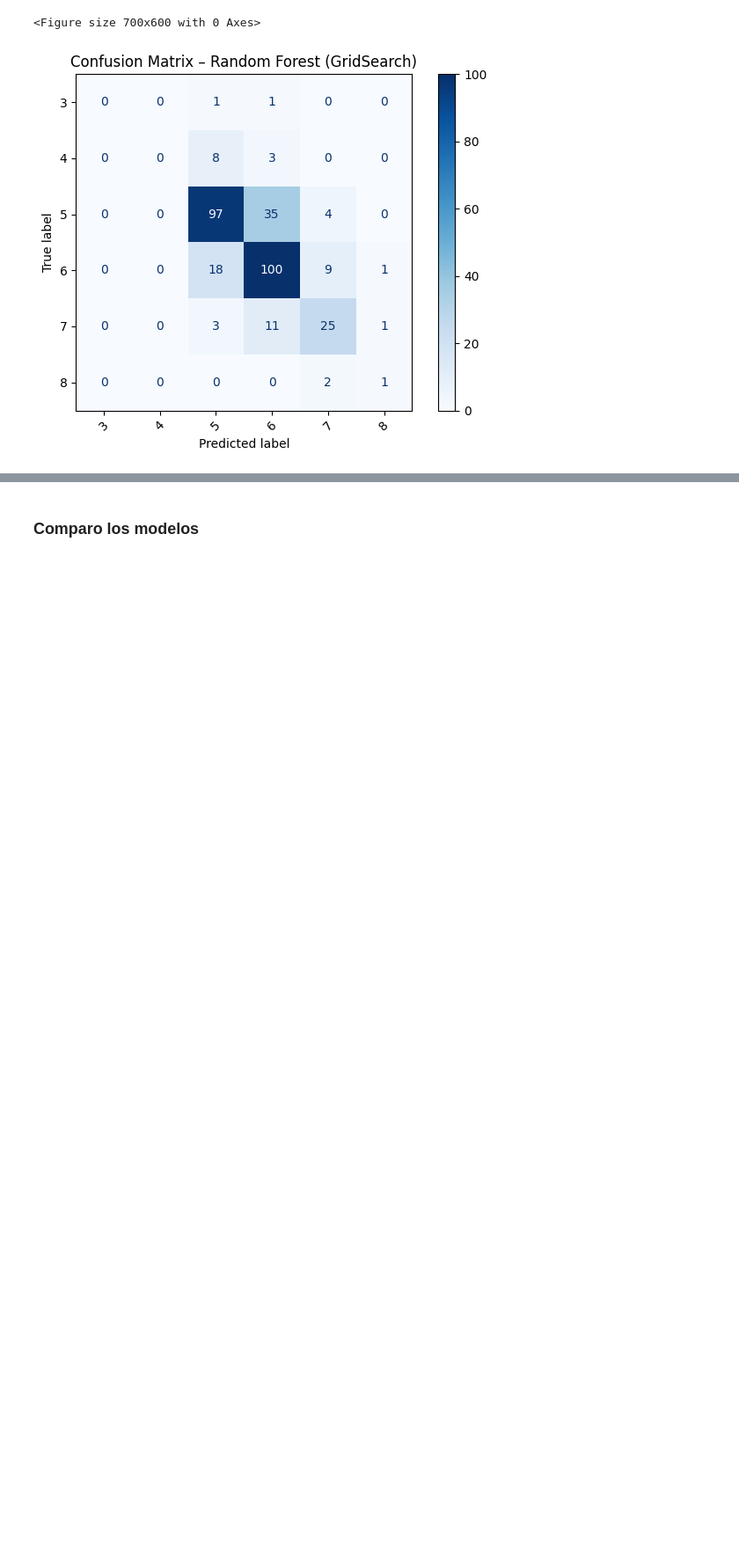
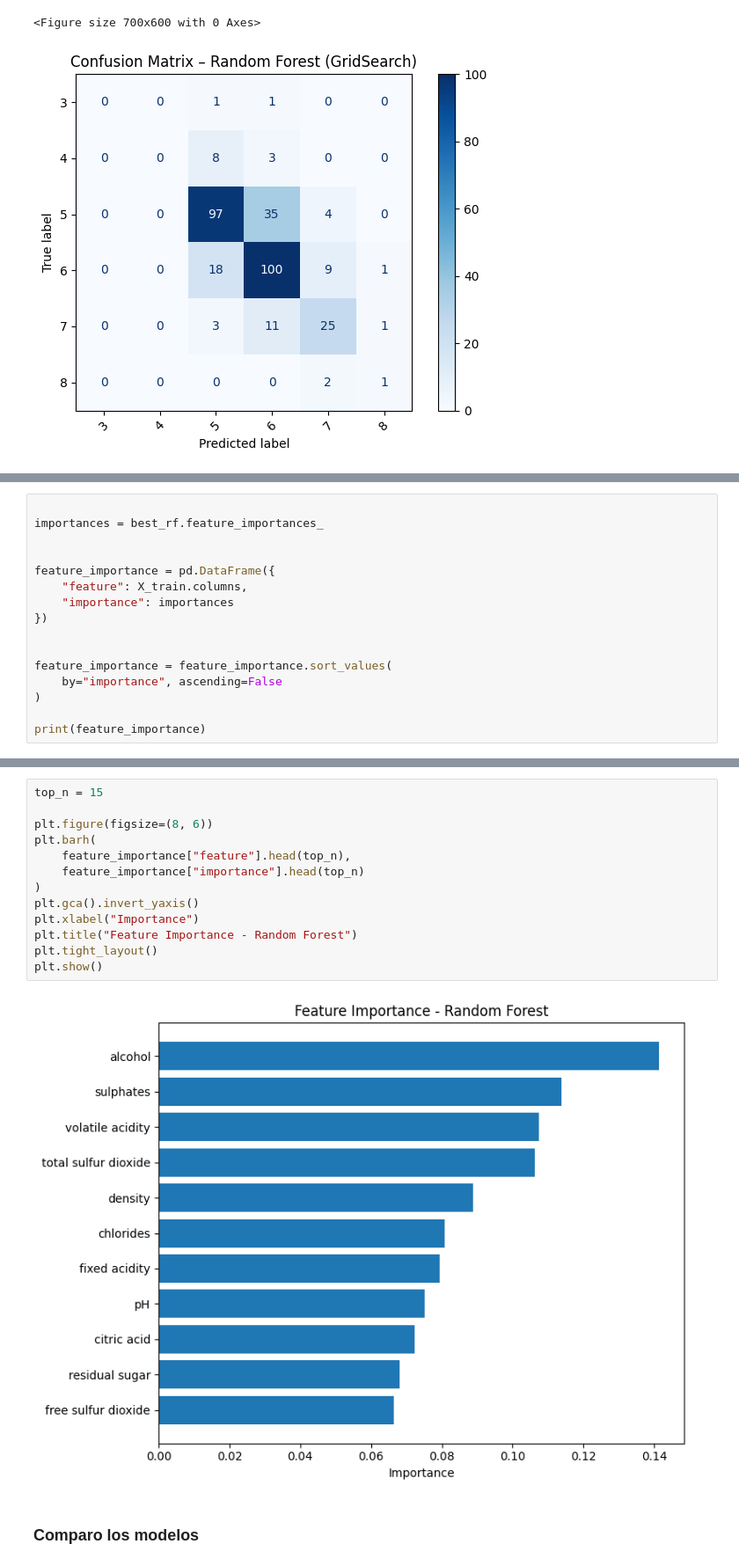
Before and after one commit to itxas77/Red_wine_quality, a Jupyter notebook: notebooks/02_Entrenamiento_Evaluacion.ipynb, the cells around one changed output, grey strips where cells are left out. Shown at 88% size. Cells and saved outputs as stored; diff of their text form; blank space fills up the shorter version.

```diff
--- a/notebooks/02_Entrenamiento_Evaluacion.ipynb
+++ b/notebooks/02_Entrenamiento_Evaluacion.ipynb
@@ -292,0 +299,16 @@ plt.show()
+# %%
+
+importances = best_rf.feature_importances_
+
+
+feature_importance = pd.DataFrame({
+    "feature": X_train.columns,
+    "importance": importances
+})
+
+
+feature_importance = feature_importance.sort_values(
+    by="importance", ascending=False
+)
+
+print(feature_importance)
@@ -293,3 +328,18 @@ plt.show()
+# %%
+top_n = 15
+
+plt.figure(figsize=(8, 6))
+plt.barh(
+    feature_importance["feature"].head(top_n),
+    feature_importance["importance"].head(top_n)
+)
+plt.gca().invert_yaxis()
+plt.xlabel("Importance")
+plt.title("Feature Importance - Random Forest")
+plt.tight_layout()
+plt.show()
+# %% [output]
+[figure, added]
 # %% [markdown]
 ### Comparo los modelos
 # %%
```
Also changed, not shown: parts of 7 cells of this notebook, 6 other files.
